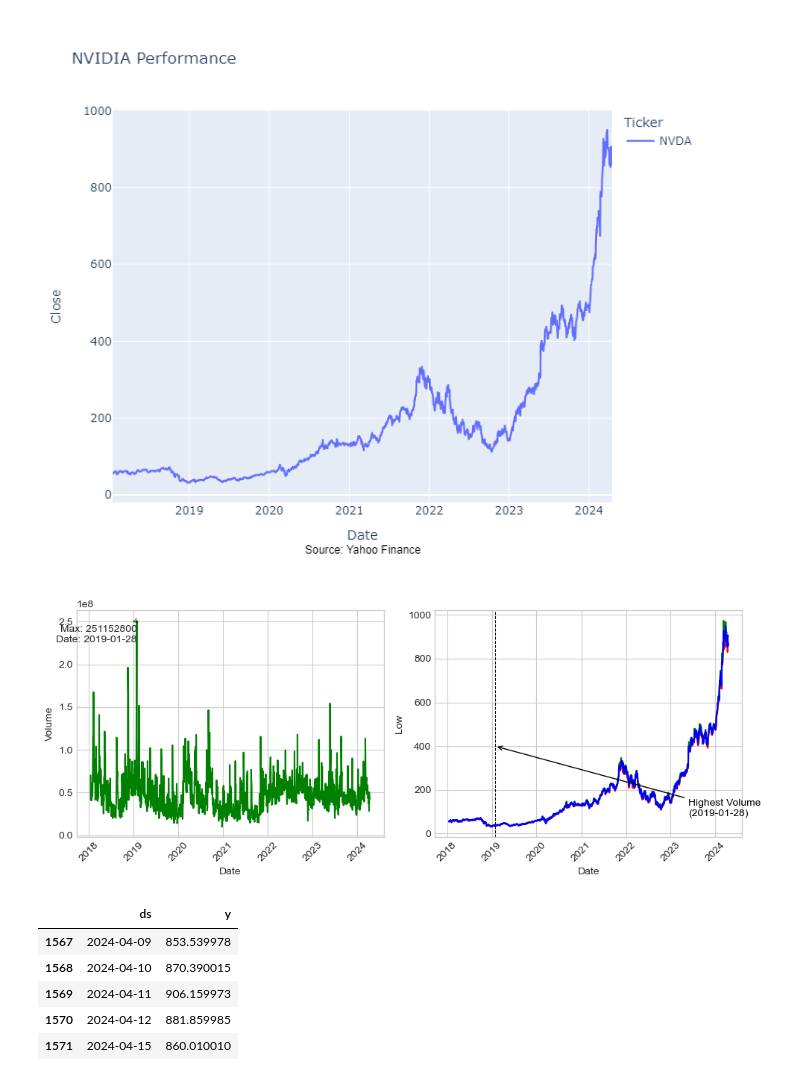
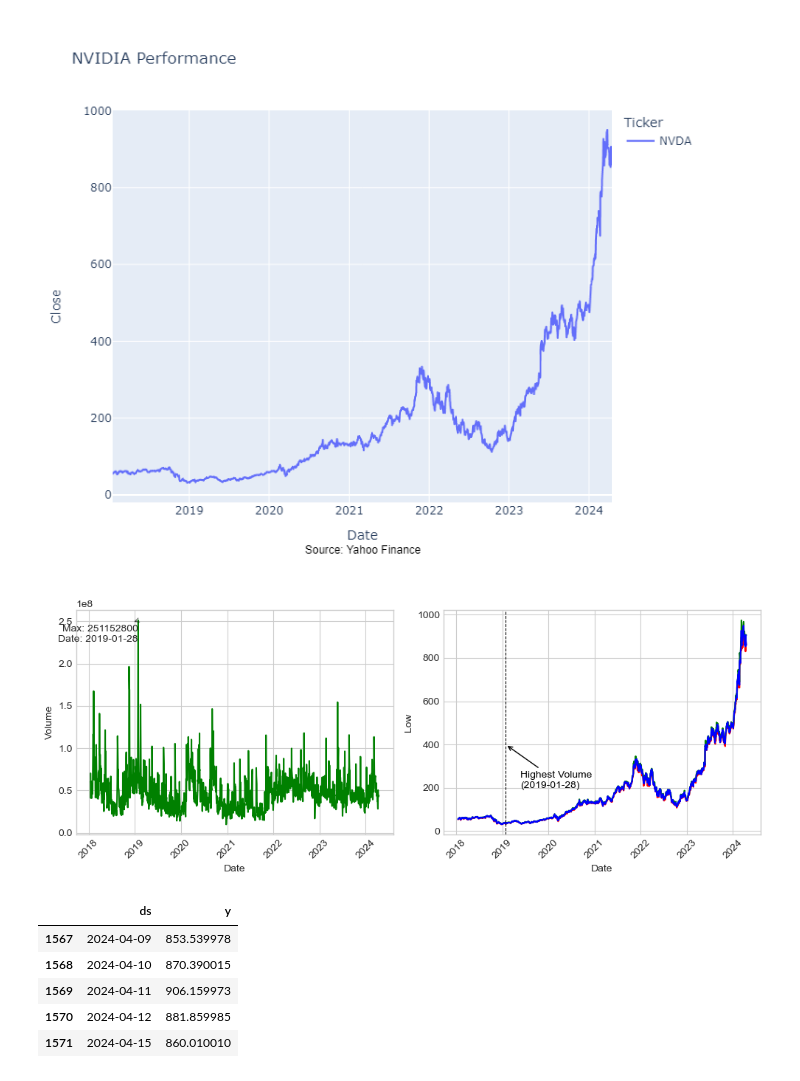
Before and after one commit to triciaannan/Stock-analysis-and-Forecasting, a Jupyter notebook: stocks.ipynb, the cells around one changed output. Drawn from its saved outputs; the diff is of its cells as text; code cells hidden in the pictures.

```diff
--- a/stocks.ipynb
+++ b/stocks.ipynb
@@ -131,35 +131,35 @@ axs[1].grid(True)
 # Rotate x-axis labels by 45 degrees
 axs[1].tick_params(axis='x', rotation=45)
 
 min_index = nvda_stocks['Volume'].idxmin()
 min_value = nvda_stocks.loc[min_index, 'Volume']
 min_date = nvda_stocks.loc[min_index, 'Date']
 
 max_index = nvda_stocks['Volume'].idxmax()
 max_value = nvda_stocks.loc[max_index, 'Volume']
 max_date = nvda_stocks.loc[max_index, 'Date']
 
 
 min_date_num = date2num(min_date)
 max_date_num = date2num(max_date)
 
 axs[0].annotate(f'Max: {max_value:.0f}\nDate: {num2date(max_date_num).strftime("%Y-%m-%d")}', xy=(max_date_num, max_value),
                 xytext=(max_date_num, max_value - 5000000), ha='right', va='top',
                 arrowprops=dict(facecolor='blue', arrowstyle='<-', alpha=0.5))
 
 
 volume_dt = dt.datetime(2019, 1, 28)
 volume_label = 'Highest Volume\n(' + volume_dt.strftime('%Y-%m-%d') + ')'
 
 axs[1].axvline(x=volume_dt, color='black', linewidth=0.75, linestyle='--')
-axs[1].annotate(volume_label, xy=(volume_dt, 400), xytext=(dt.datetime(2023, 5, 25), 80),
+axs[1].annotate(volume_label, xy=(volume_dt, 400), xytext=(dt.datetime(2019, 5, 25), 200),
                 arrowprops={'facecolor': 'black', 'arrowstyle': '->'}, color='black')
 
 f.tight_layout()
 
 plt.show()
 # %% [output]
-[figure, old version]
+[figure, new version]
 # %%
 m = Prophet()
 
```
